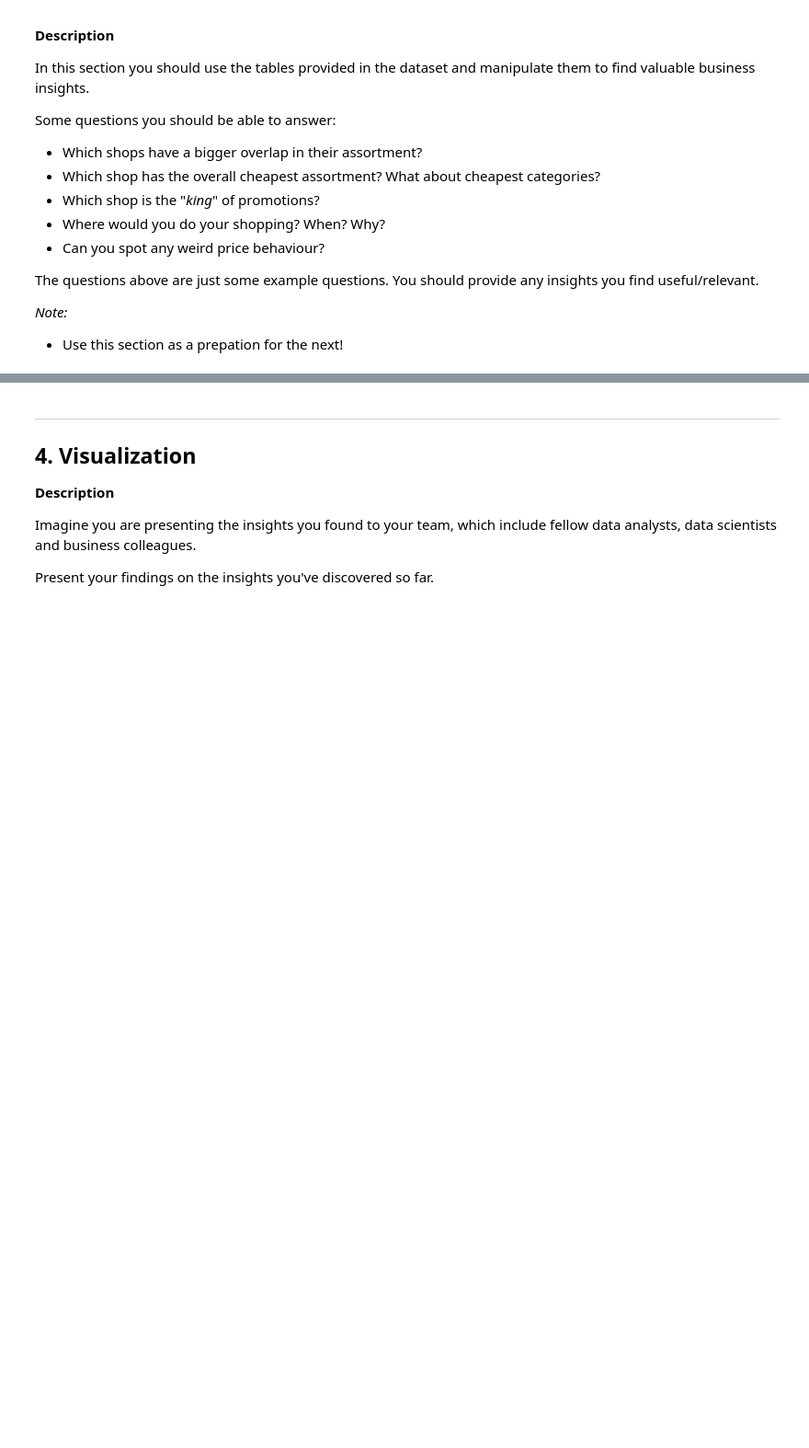
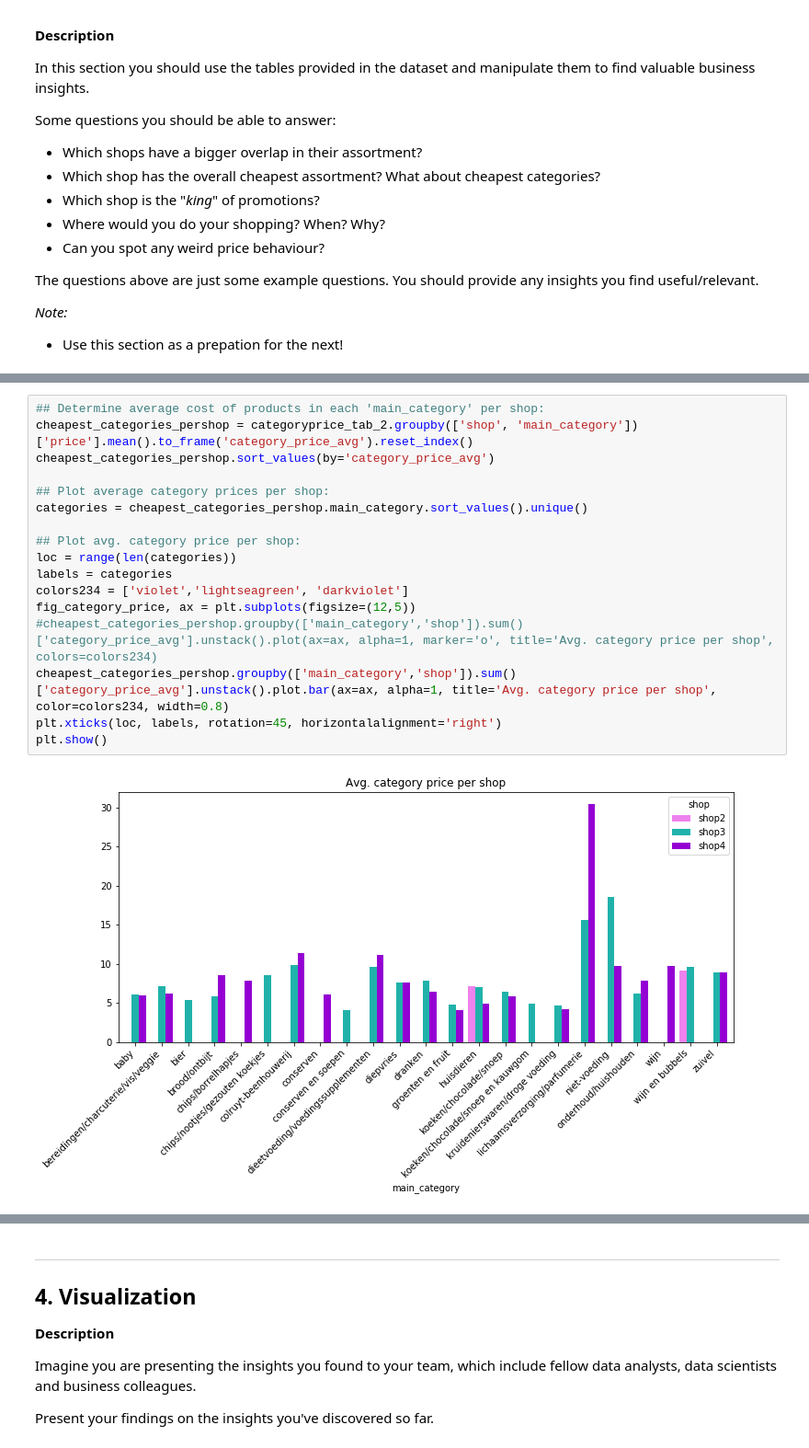
Before and after one commit to sofiarvaz/da_challenge, a Jupyter notebook: da_challenge.ipynb, the cells around one changed output, grey strips where cells are left out. Shown at 92% size. Drawn from its saved outputs; the diff is of its cells as text; blank space fills up the shorter version.

```diff
--- a/da_challenge.ipynb
+++ b/da_challenge.ipynb
@@ -628,0 +809,19 @@ _Note:_
+# %%
+## Determine average cost of products in each 'main_category' per shop:
+cheapest_categories_pershop = categoryprice_tab_2.groupby(['shop', 'main_category'])['price'].mean().to_frame('category_price_avg').reset_index()
+cheapest_categories_pershop.sort_values(by='category_price_avg')
+
+## Plot average category prices per shop:
+categories = cheapest_categories_pershop.main_category.sort_values().unique()
+
+## Plot avg. category price per shop:
+loc = range(len(categories))
+labels = categories
+colors234 = ['violet','lightseagreen', 'darkviolet']
+fig_category_price, ax = plt.subplots(figsize=(12,5))
+#cheapest_categories_pershop.groupby(['main_category','shop']).sum()['category_price_avg'].unstack().plot(ax=ax, alpha=1, marker='o', title='Avg. category price per shop', colors=colors234)
+cheapest_categories_pershop.groupby(['main_category','shop']).sum()['category_price_avg'].unstack().plot.bar(ax=ax, alpha=1, title='Avg. category price per shop', color=colors234, width=0.8)
+plt.xticks(loc, labels, rotation=45, horizontalalignment='right')
+plt.show()
+# %% [output]
+[figure, added]
```
Also changed, not shown: parts of 27 cells of this notebook.
